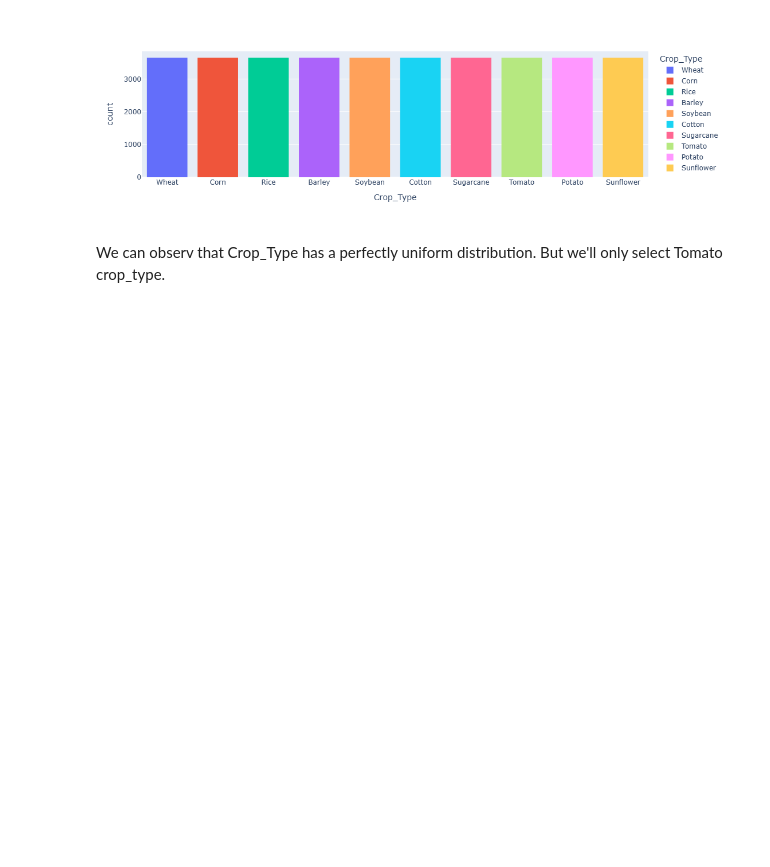
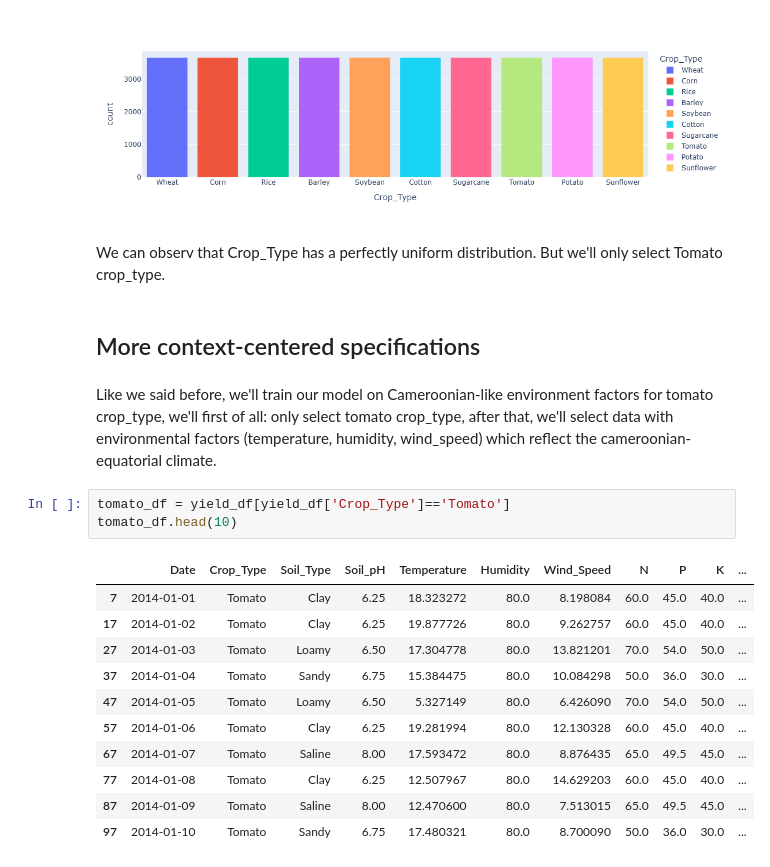
Before and after one commit to AtlasGreenEye/crop-yield-prediction, a Jupyter notebook: tomato-yield-predictor.ipynb, the cells around one changed output. Saved outputs shown, nothing was run; the diff lists cells and outputs as text; blank space fills up the shorter version.

Commit message:
cameroonian-climate specifications

```diff
--- a/tomato-yield-predictor.ipynb
+++ b/tomato-yield-predictor.ipynb
@@ -67,3 +67,22 @@ fig.show()
 [figure]
 # %% [markdown]
 We can observ that Crop_Type has a perfectly uniform distribution. But we'll only select Tomato crop_type.
+# %% [markdown]
+## More context-centered specifications
+# %% [markdown]
+Like we said before, we'll train our model on Cameroonian-like environment factors for tomato crop_type, we'll first of all: only select tomato crop_type, after that, we'll select data with environmental factors (temperature, humidity, wind_speed) which reflect the cameroonian-equatorial climate.
+# %%
+tomato_df = yield_df[yield_df['Crop_Type']=='Tomato']
+tomato_df.head(10)
+# %% [output]
+|  | Date | Crop_Type | Soil_Type | Soil_pH | Temperature | Humidity | Wind_Speed | N | P | K | ... |
+| 7 | 2014-01-01 | Tomato | Clay | 6.25 | 18.323272 | 80.0 | 8.198084 | 60.0 | 45.0 | 40.0 | ... |
+| 17 | 2014-01-02 | Tomato | Clay | 6.25 | 19.877726 | 80.0 | 9.262757 | 60.0 | 45.0 | 40.0 | ... |
+| 27 | 2014-01-03 | Tomato | Loamy | 6.50 | 17.304778 | 80.0 | 13.821201 | 70.0 | 54.0 | 50.0 | ... |
+| 37 | 2014-01-04 | Tomato | Sandy | 6.75 | 15.384475 | 80.0 | 10.084298 | 50.0 | 36.0 | 30.0 | ... |
+| 47 | 2014-01-05 | Tomato | Loamy | 6.50 | 5.327149 | 80.0 | 6.426090 | 70.0 | 54.0 | 50.0 | ... |
+| 57 | 2014-01-06 | Tomato | Clay | 6.25 | 19.281994 | 80.0 | 12.130328 | 60.0 | 45.0 | 40.0 | ... |
+| 67 | 2014-01-07 | Tomato | Saline | 8.00 | 17.593472 | 80.0 | 8.876435 | 65.0 | 49.5 | 45.0 | ... |
+| 77 | 2014-01-08 | Tomato | Clay | 6.25 | 12.507967 | 80.0 | 14.629203 | 60.0 | 45.0 | 40.0 | ... |
+| 87 | 2014-01-09 | Tomato | Saline | 8.00 | 12.470600 | 80.0 | 7.513015 | 65.0 | 49.5 | 45.0 | ... |
+| 97 | 2014-01-10 | Tomato | Sandy | 6.75 | 17.480321 | 80.0 | 8.700090 | 50.0 | 36.0 | 30.0 | ... |
```
Also changed, not shown: parts of 3 cells of this notebook.
